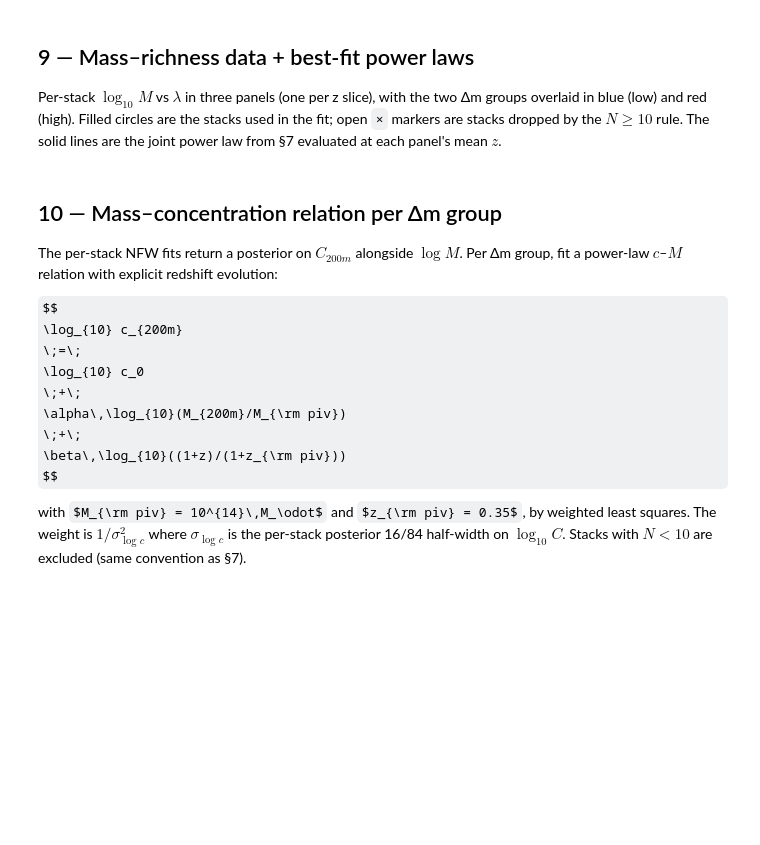
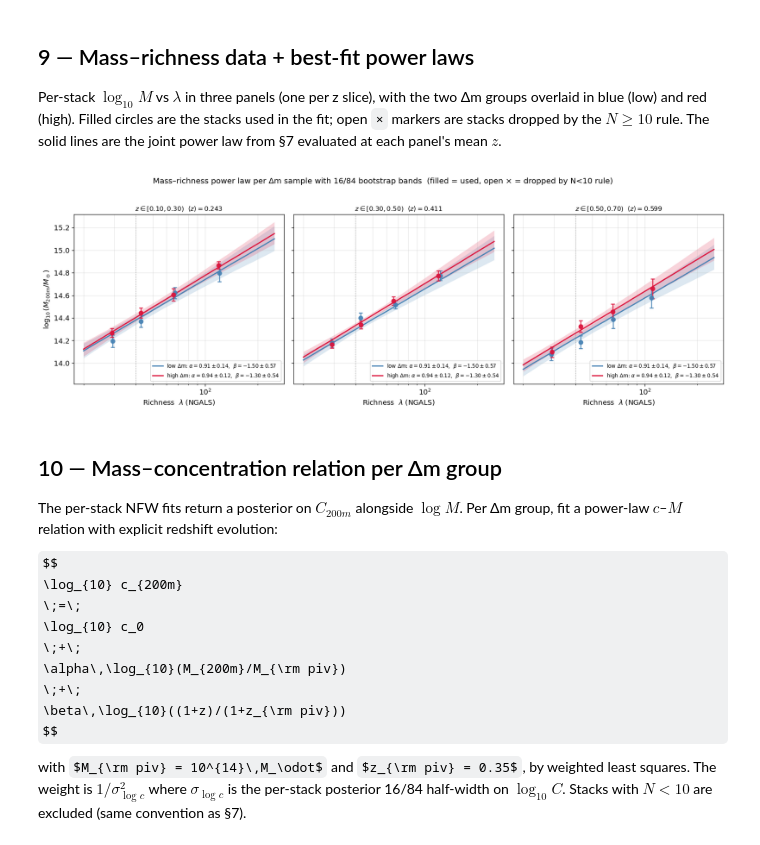
Before and after one commit to andrevitorelli/destacking, a Jupyter notebook: notebooks/wazp_mass_richness_by_delta_m.ipynb, the cells around one changed output. Drawn from its saved outputs; the diff is of its cells as text; code cells hidden in the pictures; some formulas as TeX source; blank space fills up the shorter version.

```diff
--- a/notebooks/wazp_mass_richness_by_delta_m.ipynb
+++ b/notebooks/wazp_mass_richness_by_delta_m.ipynb
@@ -31,7 +31,7 @@ NBOOT      = 500
 NLIVE      = 400
 NWORKERS   = max(1, cpu_count() - 1)
 
-radii  = np.logspace(-0.6, 0.6, 18)
+radii  = np.logspace(-0.8, 0.6, 16)
 _N     = len(radii)
 _edges = np.logspace(
     np.log10(radii[0])   + (np.log10(radii[0]) - np.log10(radii[1])) / 2,
@@ -825,13 +1085,16 @@ dm_labels = {0: 'low Δm', 1: 'high Δm'}
 
 fig, axes = plt.subplots(1, 3, figsize=(15, 5), sharey=True)
 lam_smooth = np.geomspace(20, 250, 100)
+x_lam      = np.log10(lam_smooth / LAM_PIV)
 
 for i in range(3):
     ax = axes[i]
     # Mean z of stacks in this z-slice (across both Δm groups, used or not)
     z_in_slice = [f['z_mean'] for n, f in fits_out.items()
                   if int(n.split('_')[0][1:]) == i and not f.get('failed')]
-    z_slice_mean = float(np.mean(z_in_slice)) if z_in_slice else 0.5*(z_edges[i]+z_edges[i+1])
+    z_slice_mean = (float(np.mean(z_in_slice))
+                    if z_in_slice else 0.5 * (z_edges[i] + z_edges[i+1]))
+    z_term = np.log10((1.0 + z_slice_mean) / (1.0 + Z_PIV))
 
     for k in (0, 1):
         # data points
@@ -843,39 +1106,50 @@ for i in range(3):
             logM_pt = f['mean']['log_M']
             sig_pt  = 0.5 * (f['quantiles']['log_M'][1] - f['quantiles']['log_M'][0])
             n_clust = f['n_stacked']
             used    = n_clust >= MIN_N_FOR_FIT
             ax.errorbar(lam_pt, logM_pt, yerr=sig_pt,
                         fmt='o' if used else 'x',
                         ms=6 if used else 9,
                         mew=1.5 if used else 2,
                         color=dm_colors[k],
                         markerfacecolor=dm_colors[k] if used else 'none',
                         capsize=3, alpha=0.9 if used else 0.6)
-        # fit line evaluated at this z-slice's mean z
+        # Fit band + median line from the bootstrap distribution.
+        # Each row of samples is (α, β, logM0); the central value of the
+        # power law at (λ, z) is logM0 + α·log10(λ/piv) + β·log10((1+z)/(1+z_piv)).
         if k in ml_fits:
+            samples_k   = np.asarray(ml_fits[k]['samples'], dtype=float)
+            samples_k   = samples_k[np.all(np.isfinite(samples_k), axis=1)]
+            logM_lines  = (samples_k[:, 2:3]
+                           + samples_k[:, 0:1] * x_lam[None, :]
+                           + samples_k[:, 1:2] * z_term)
+            band_lo  = np.percentile(logM_lines, 16, axis=0)
+            band_hi  = np.percentile(logM_lines, 84, axis=0)
+            band_med = np.median(logM_lines, axis=0)
+            ax.fill_between(lam_smooth, band_lo, band_hi,
+                            color=dm_colors[k], alpha=0.18, lw=0)
             m = ml_fits[k]['mean']
-            logM_line = (m['logM0']
-                         + m['alpha'] * np.log10(lam_smooth / LAM_PIV)
-                         + m['beta']  * np.log10((1.0 + z_slice_mean) / (1.0 + Z_PIV)))
             s = ml_fits[k]['sigma']
-            ax.plot(lam_smooth, logM_line, '-', color=dm_colors[k], lw=1.8,
+            ax.plot(lam_smooth, band_med, '-', color=dm_colors[k], lw=1.8,
                     label=(rf'{dm_labels[k]}: $\alpha={m["alpha"]:.2f}\pm{s[0]:.2f}$,  '
                            rf'$\beta={m["beta"]:.2f}\pm{s[1]:.2f}$'))
     ax.axvline(LAM_PIV, color='grey', ls=':', lw=1.0, alpha=0.6)
     ax.set_xscale('log')
     ax.set_xlabel(r'Richness  $\lambda$ (NGALS)')
     if i == 0:
         ax.set_ylabel(r'$\log_{10}(M_{200m}/M_\odot)$')
     ax.set_title(rf'$z\in[{z_edges[i]:.2f},{z_edges[i+1]:.2f})$  '
                  rf'$\langle z\rangle={z_slice_mean:.3f}$', fontsize=10)
     ax.grid(alpha=0.3, which='both')
     ax.legend(fontsize=8, loc='lower right')
 
-plt.suptitle(rf'Mass–richness power law per Δm sample  '
+plt.suptitle(rf'Mass–richness power law per Δm sample with 16/84 bootstrap bands  '
              rf'(filled = used, open × = dropped by N<{MIN_N_FOR_FIT} rule)',
              fontsize=12, y=1.02)
 plt.tight_layout()
 plt.show()
+# %% [output]
+[figure, added]
 # %% [markdown]
 ## 10 — Mass–concentration relation per Δm group
 
```
Also changed, not shown: parts of 16 cells of this notebook.
